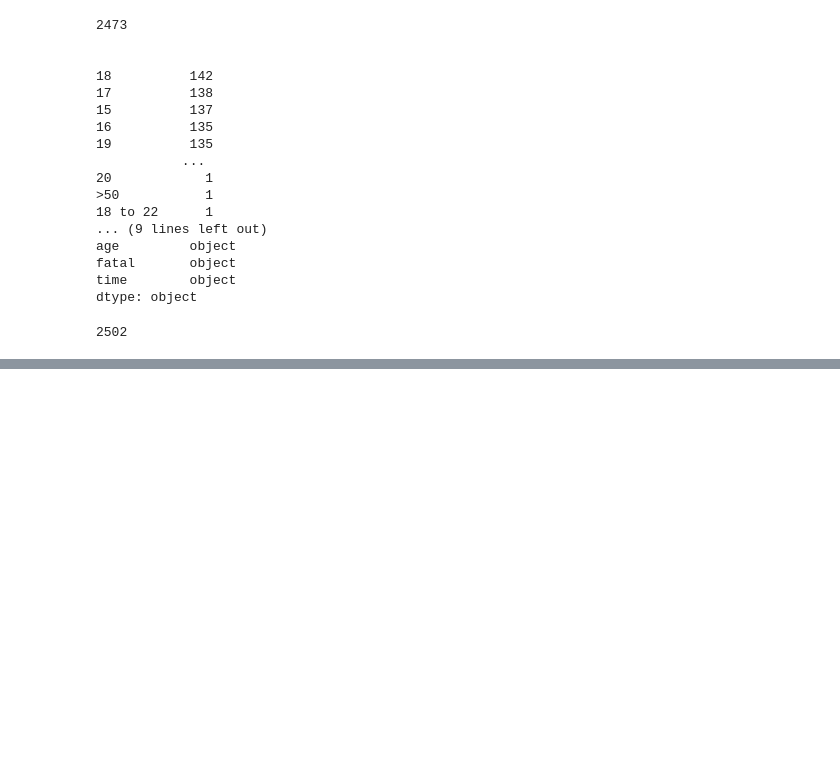
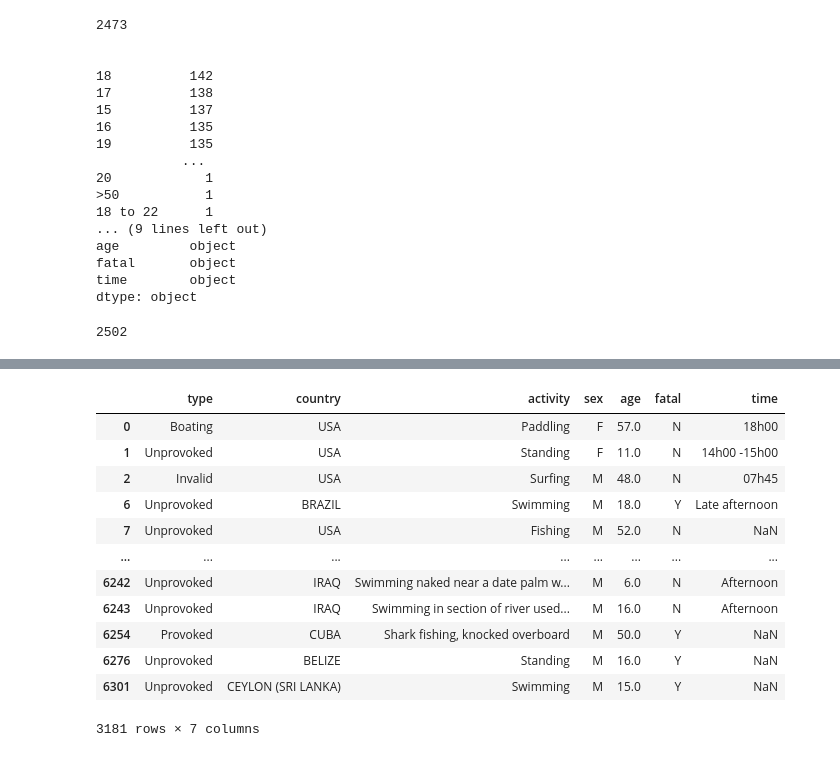
Before and after one commit to heyamins/MiniProject, a Jupyter notebook: Mini_project.ipynb, the cells around one changed output, grey strips where cells are left out. Drawn from its saved outputs; the diff is of its cells as text; code cells hidden in the pictures; blank space fills up the shorter version.

```diff
--- a/Mini_project.ipynb
+++ b/Mini_project.ipynb
@@ -305,0 +340,18 @@ df3.loc[~df3['age'].between(0,100),'age']=
+# %%
+#filter out average_age and make a new dataframe df3_age
+df3_age=df3[df3['age']!=average_age]
+df3_age
+# %% [output]
+|  | type | country | activity | sex | age | fatal | time |
+| 0 | Boating | USA | Paddling | F | 57.0 | N | 18h00 |
+| 1 | Unprovoked | USA | Standing | F | 11.0 | N | 14h00 -15h00 |
+| 2 | Invalid | USA | Surfing | M | 48.0 | N | 07h45 |
+| 6 | Unprovoked | BRAZIL | Swimming | M | 18.0 | Y | Late afternoon |
+| 7 | Unprovoked | USA | Fishing | M | 52.0 | N | NaN |
+| ... | ... | ... | ... | ... | ... | ... | ... |
+| 6242 | Unprovoked | IRAQ | Swimming naked near a date palm w... | M | 6.0 | N | Afternoon |
+| 6243 | Unprovoked | IRAQ | Swimming in section of river used... | M | 16.0 | N | Afternoon |
+| 6254 | Provoked | CUBA | Shark fishing, knocked overboard | M | 50.0 | Y | NaN |
+| 6276 | Unprovoked | BELIZE | Standing | M | 16.0 | Y | NaN |
+| 6301 | Unprovoked | CEYLON (SRI LANKA) | Swimming | M | 15.0 | Y | NaN |
+3181 rows × 7 columns
```
Also changed, not shown: parts of 23 cells of this notebook, 2 other files.
